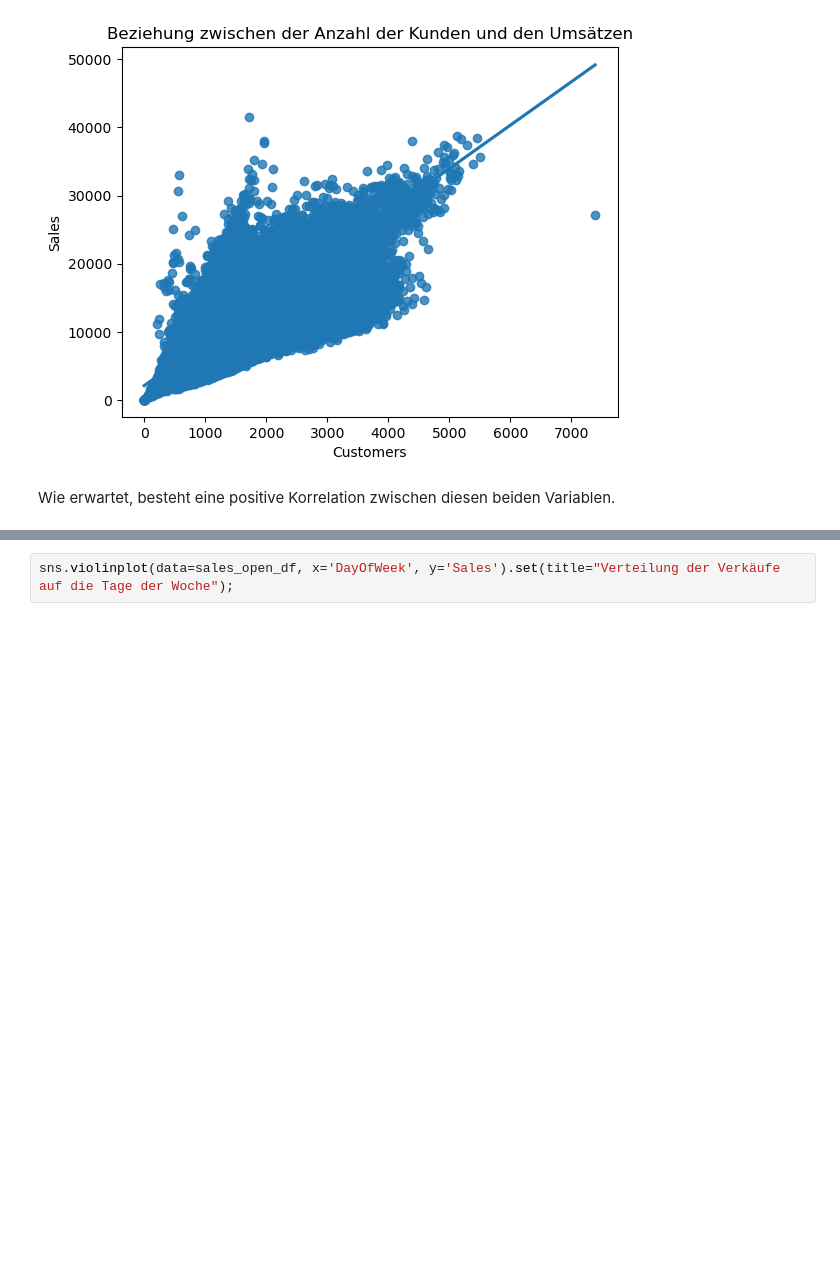
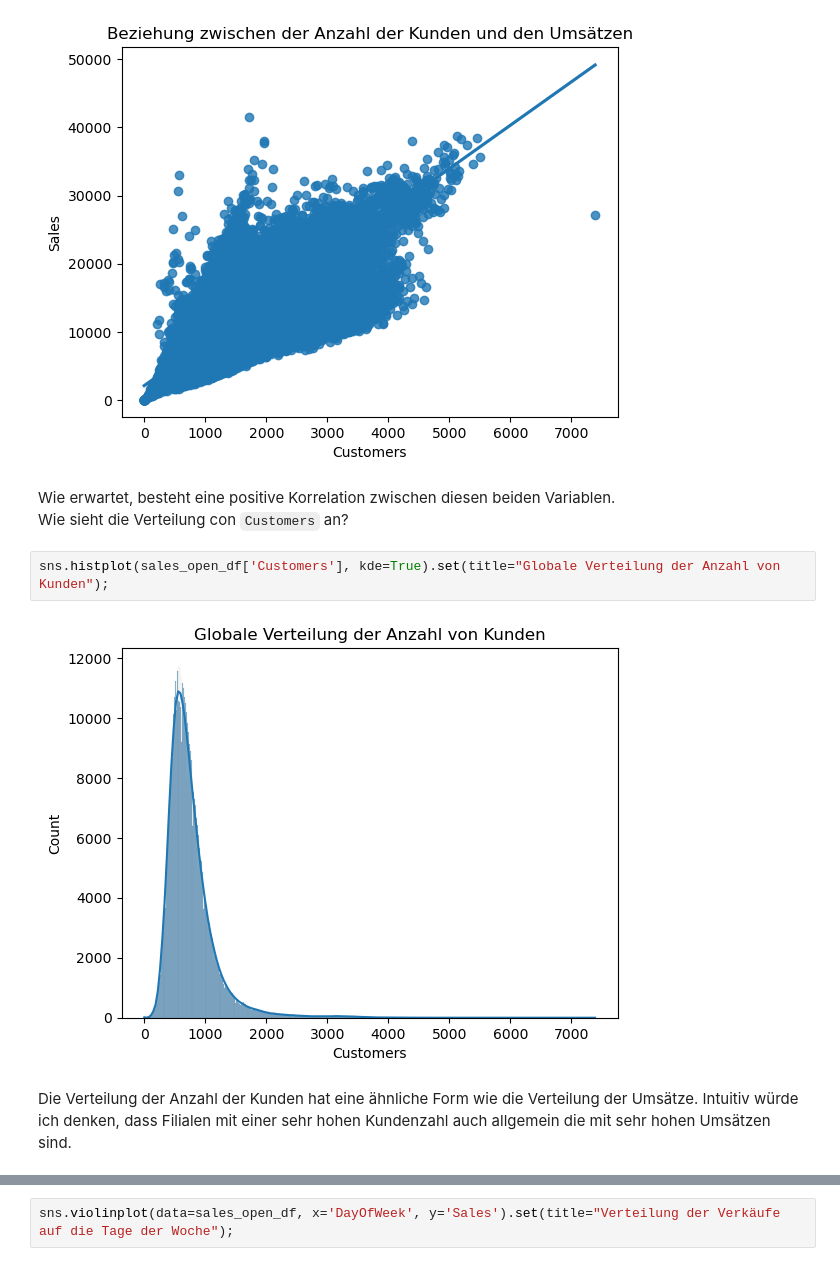
Before and after one commit to xaviermondragon/rossmann, a Jupyter notebook: notebooks/rossmann_1_sales_alone.ipynb, the cells around one changed output, grey strips where cells are left out. Saved outputs shown, nothing was run; the diff lists cells and outputs as text; blank space fills up the shorter version.

Commit message:
Global EDA.

```diff
--- a/notebooks/rossmann_1_sales_alone.ipynb
+++ b/notebooks/rossmann_1_sales_alone.ipynb
@@ -172,3 +172,10 @@ sns.regplot(x='Customers', y='Sales', data=sales_open_df).set(title="Beziehung z
 [figure]
 # %% [markdown]
 Wie erwartet, besteht eine positive Korrelation zwischen diesen beiden Variablen.
+Wie sieht die Verteilung con `Customers` an?
+# %%
+sns.histplot(sales_open_df['Customers'], kde=True).set(title="Globale Verteilung der Anzahl von Kunden");
+# %% [output]
+[figure, added]
+# %% [markdown]
+Die Verteilung der Anzahl der Kunden hat eine ähnliche Form wie die Verteilung der Umsätze. Intuitiv würde ich denken, dass Filialen mit einer sehr hohen Kundenzahl auch allgemein die mit sehr hohen Umsätzen sind.
```
Also changed, not shown: parts of 14 cells of this notebook, 2 other files.
